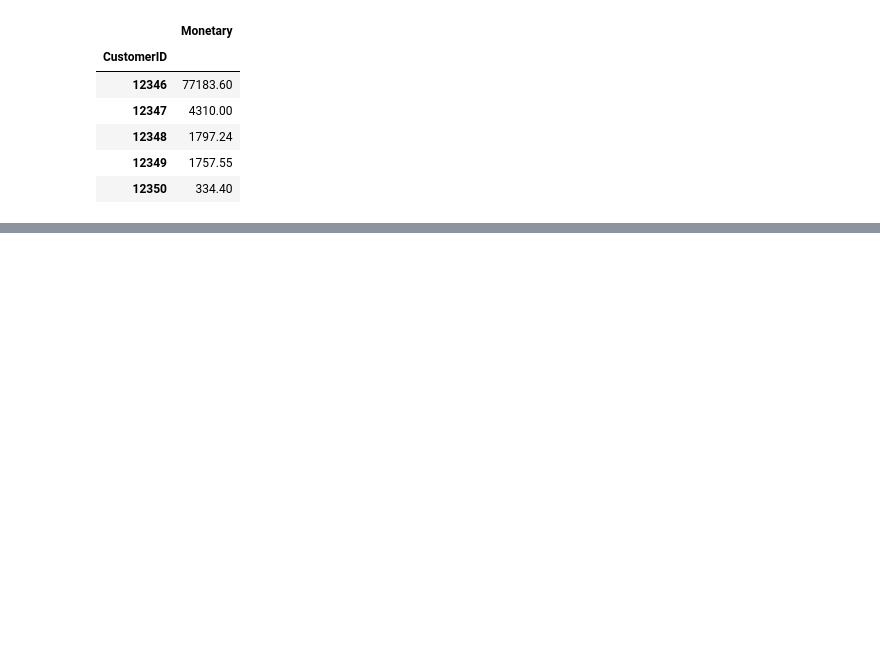
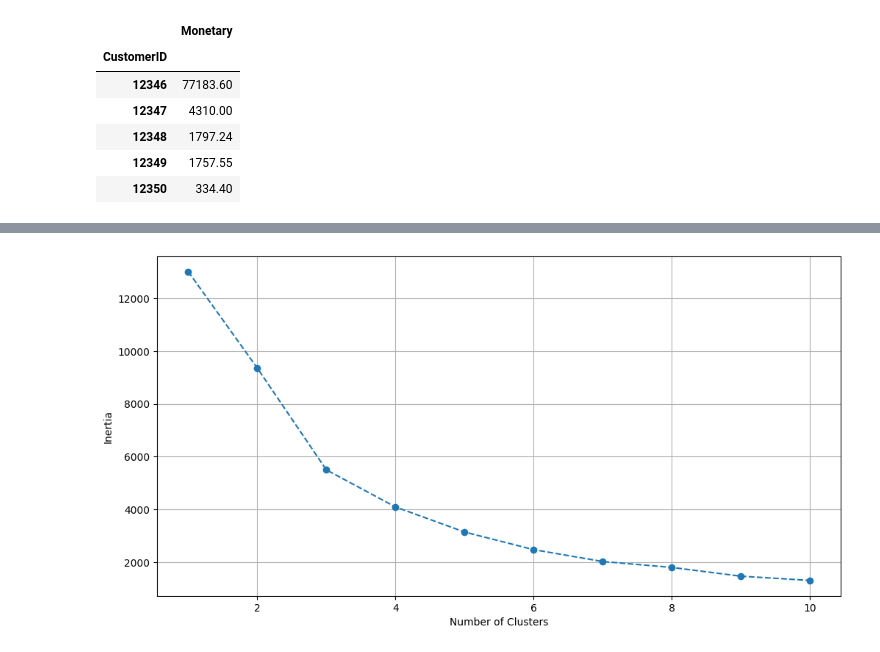
Before and after one commit to Gabriel-Menezes-Morais/Fictional-Retail-Analysis, a Jupyter notebook: Análise_Varejo.ipynb, the cells around one changed output, grey strips where cells are left out. Cells and saved outputs as stored; diff of their text form; code cells hidden in the pictures; blank space fills up the shorter version.

```diff
--- a/Análise_Varejo.ipynb
+++ b/Análise_Varejo.ipynb
@@ -382,3 +386,7 @@ Monetary_df.head()
 | 12348 | 1797.24 |
 | 12349 | 1757.55 |
 | 12350 | 334.40 |
+# %%
+df_RFM = pd.concat([recency_df, frequency_df, Monetary_df], axis=1)
+
+df_RFM.head()
@@ -384,0 +401,10 @@ Monetary_df.head()
+# %%
+scaler = StandardScaler()
+
+df_RFM_scaled = scaler.fit_transform(df_RFM)
+
+print(df_RFM_scaled)
+
+df_RFM_scaled = pd.DataFrame(df_RFM_scaled, columns=df_RFM.columns, index=df_RFM.index)
+
+df_RFM_scaled.head()
@@ -384,0 +426,15 @@ Monetary_df.head()
+# %%
+inertia = []
+
+for i in range (1,11):
+  kmeans = KMeans(n_clusters=i, init='k-means++', random_state=42)
+  kmeans = kmeans.fit(df_RFM_scaled)
+  inertia.append(kmeans.inertia_)
+
+plt.figure(figsize=(12, 6))
+plt.plot(range(1,11), inertia, marker='o', linestyle='--')
+plt.xlabel('Number of Clusters')
+plt.ylabel('Inertia')
+plt.grid(True)
+# %% [output]
+[figure, added]
```
Also changed, not shown: parts of 53 cells of this notebook.
